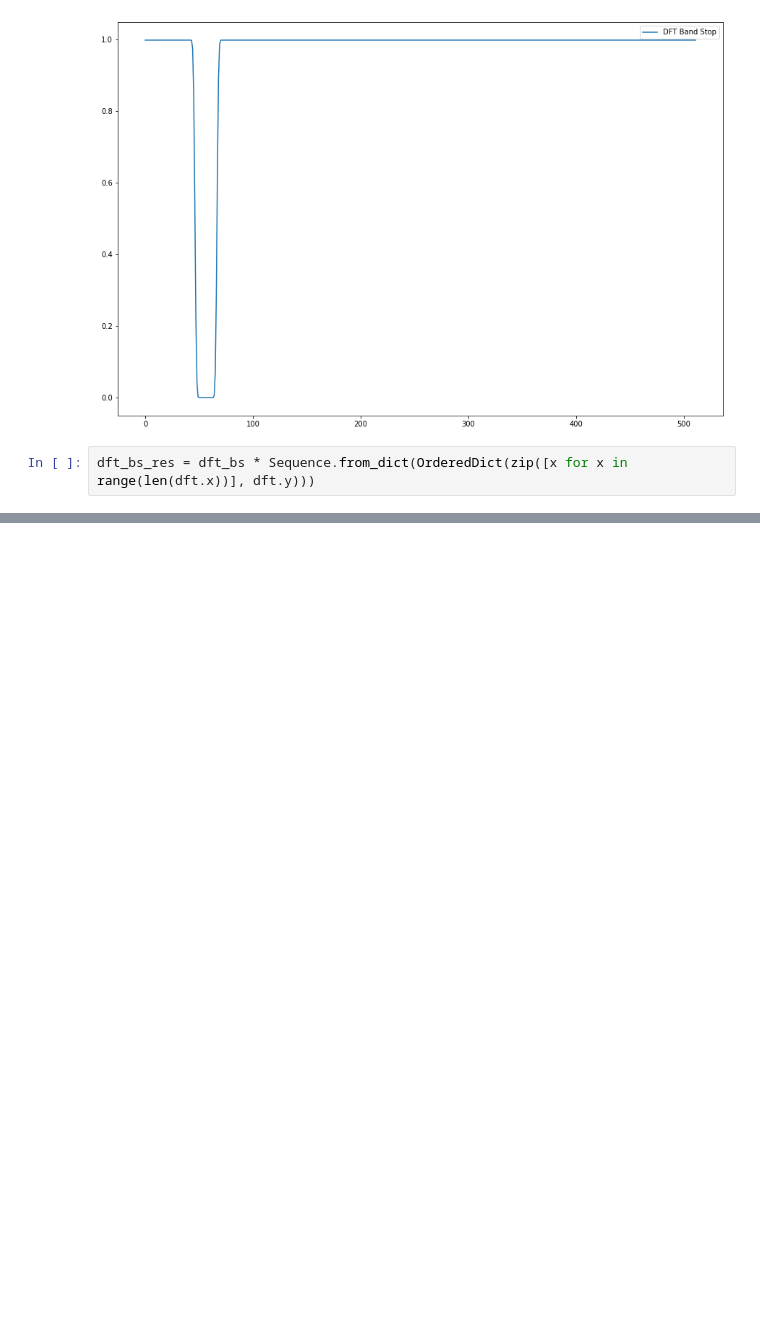
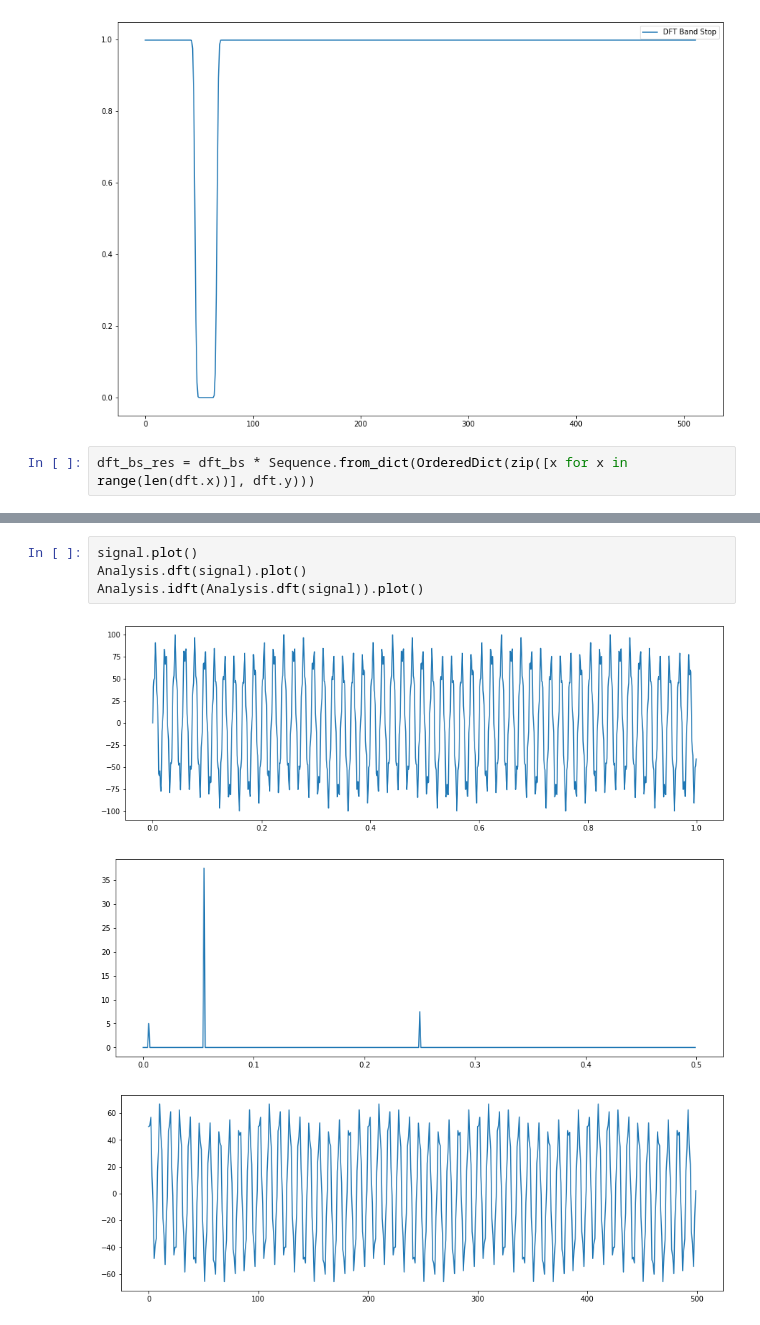
Before and after one commit to oborichkin/moed, a Jupyter notebook: Notebooks/15_applying_filters.ipynb, the cells around one changed output, grey strips where cells are left out. Cells and saved outputs as stored; diff of their text form; blank space fills up the shorter version.

```diff
--- a/Notebooks/15_applying_filters.ipynb
+++ b/Notebooks/15_applying_filters.ipynb
@@ -128,0 +123,8 @@ idft(dft_bs_res).plot()
+# %%
+signal.plot()
+Analysis.dft(signal).plot()
+Analysis.idft(Analysis.dft(signal)).plot()
+# %% [output]
+[figure, added]
+[figure, added]
+[figure, added]
```
Also changed, not shown: parts of 7 cells of this notebook, 20 other files.
